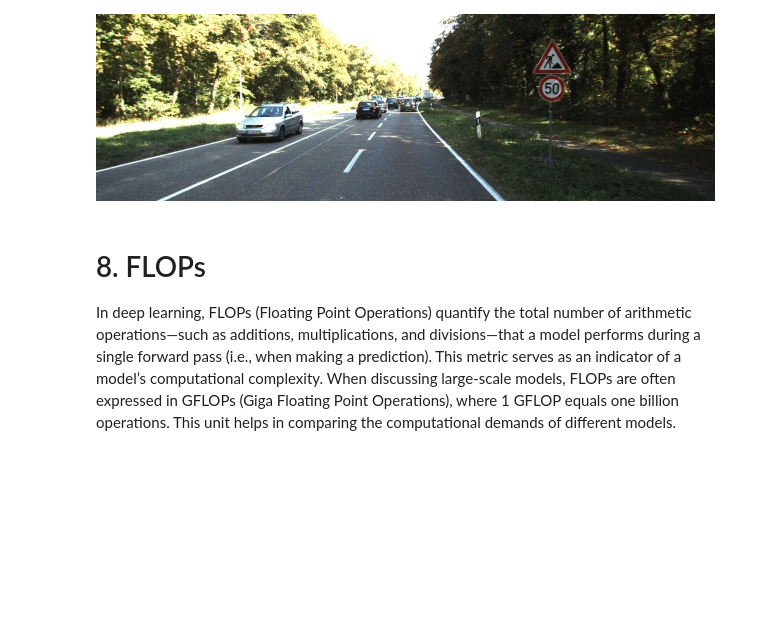
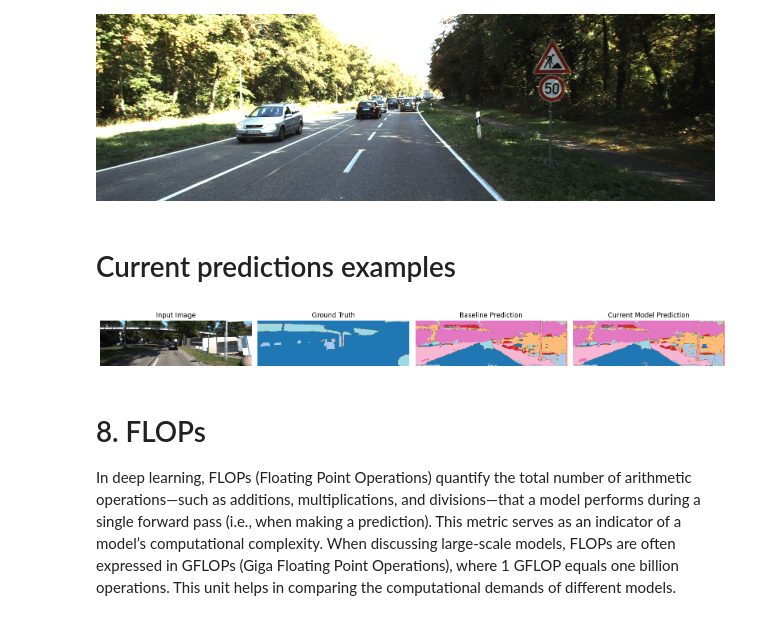
Before and after one commit to RockENZO/Road_Semantic_Segmentation_CV, a Jupyter notebook: segmentation-2025.ipynb, the cells around one changed output. Cells and saved outputs as stored; diff of their text form; code cells hidden in the pictures; blank space fills up the shorter version.

Commit message:
segmentation notebook update, and visulize preidcitons

```diff
--- a/segmentation-2025.ipynb
+++ b/segmentation-2025.ipynb
@@ -334,9 +334,9 @@ segNet = SegNetwork(n_class=19,
 # %% [markdown]
 # If using MobileNetV3 backbone
 # %%
-# import torchvision
-# # Load DeepLabV3 with MobileNetV3 backbone
-# segNet = torchvision.models.segmentation.deeplabv3_mobilenet_v3_large(
-#     weights=None,  # or 'DEFAULT' for pretrained on COCO
-#     num_classes=19
-# ).to(device)
+import torchvision
+# Load DeepLabV3 with MobileNetV3 backbone
+segNet = torchvision.models.segmentation.deeplabv3_mobilenet_v3_large(
+    weights=None,  # or 'DEFAULT' for pretrained on COCO
+    num_classes=19
+).to(device)
@@ -668,6 +670,66 @@ plt.plot(IoU_list,label="IoU")
 A prediction example by using the baseline:
 
 ![test2.jpg](embedded-picture-1)![test1.jpg](embedded-picture-2)
+# %% [markdown]
+# Current predictions examples
+# %%
+import random
+from PIL import Image
+
+import matplotlib.pyplot as plt
+
+# Pick a random test image
+test_images = os.listdir(os.path.join(dataFolder, "testing/image"))
+random_img_name = random.choice(test_images)
+img_path = os.path.join(dataFolder, "testing/image", random_img_name)
+label_path = os.path.join(dataFolder, "testing/label", random_img_name)
+
+# Get prediction for the random image
+img = cv2.imread(img_path)[:, :, 0:3]
+transformTest = tf.Compose([
+    tf.ToPILImage(), tf.ToTensor(),
+    tf.Normalize((0.485, 0.456, 0.406), (0.229, 0.224, 0.225))
+])
+input_img = transformTest(img).unsqueeze(0).to(device)
+segNet.eval()
+with torch.no_grad():
+    output = segNet(input_img)
+    if isinstance(output, dict) and 'out' in output:
+        pred = output['out'][0].cpu().numpy()
+    else:
+        pred = output[0].cpu().numpy()
+    pred_mask = np.argmax(pred, axis=0)
+
+# Load baseline prediction if available (replace with your baseline folder if needed)
+baseline_folder = './grey'  # adjust if your baseline predictions are elsewhere
+baseline_pred = cv2.imread(os.path.join(baseline_folder, random_img_name), 0) if os.path.exists(os.path.join(baseline_folder, random_img_name)) else None
+
+# Load ground truth
+gt_mask = cv2.imread(label_path, 0)
+
+# Plot
+fig, axs = plt.subplots(1, 4 if baseline_pred is not None else 3, figsize=(16, 4))
+axs[0].imshow(img[..., ::-1])
+axs[0].set_title('Input Image')
+axs[0].axis('off')
+axs[1].imshow(gt_mask, cmap='tab20')
+axs[1].set_title('Ground Truth')
+axs[1].axis('off')
+if baseline_pred is not None:
+    axs[2].imshow(baseline_pred, cmap='tab20')
+    axs[2].set_title('Baseline Prediction')
+    axs[2].axis('off')
+    axs[3].imshow(pred_mask, cmap='tab20')
+    axs[3].set_title('Current Model Prediction')
+    axs[3].axis('off')
+else:
+    axs[2].imshow(pred_mask, cmap='tab20')
+    axs[2].set_title('Current Model Prediction')
+    axs[2].axis('off')
+plt.tight_layout()
+plt.show()
+# %% [output]
+[figure, added]
 # %% [markdown]
 # 8. FLOPs
 In deep learning, FLOPs (Floating Point Operations) quantify the total number of arithmetic operations—such as additions, multiplications, and divisions—that a model performs during a single forward pass (i.e., when making a prediction). This metric serves as an indicator of a model’s computational complexity. When discussing large-scale models, FLOPs are often expressed in GFLOPs (Giga Floating Point Operations), where 1 GFLOP equals one billion operations. This unit helps in comparing the computational demands of different models.
```
Also changed, not shown: parts of 13 cells of this notebook, 1 other file.
